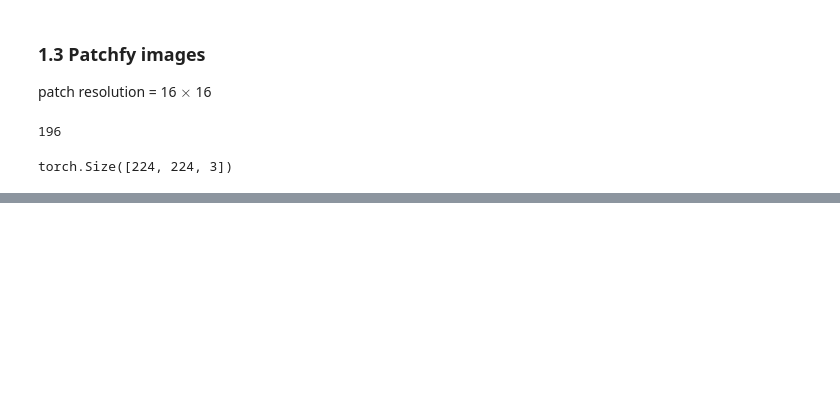
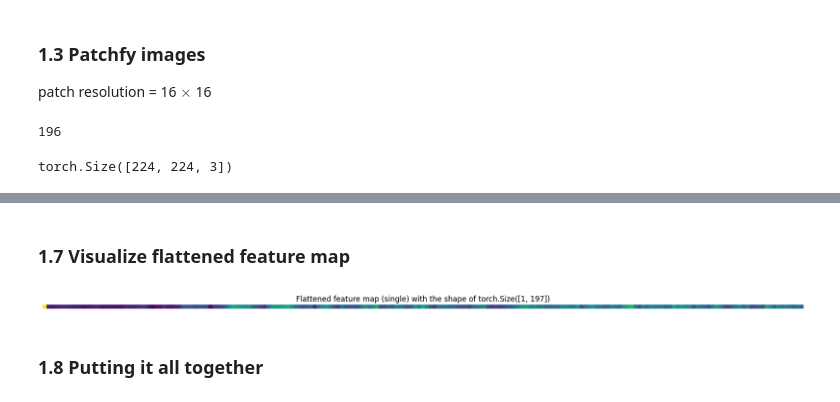
Before and after one commit to yongbinkim-chemist/deep_learning, a Jupyter notebook: computer_vision/replicating_vision_transformer_ViT_fixed.ipynb, the cells around one changed output, grey strips where cells are left out. Drawn from its saved outputs; the diff is of its cells as text; code cells hidden in the pictures; blank space fills up the shorter version.

```diff
--- a/computer_vision/replicating_vision_transformer_ViT_fixed.ipynb
+++ b/computer_vision/replicating_vision_transformer_ViT_fixed.ipynb
@@ -168,0 +227,4 @@ plt.show();
+# %%
+flatten_after_conv2d = after_conv2d.flatten(start_dim=2,
+                                            end_dim=3).permute(0, 2, 1)
+flatten_after_conv2d.shape
@@ -168,0 +239,6 @@ plt.show();
+# %%
+# just visualization purpose, later we will change it into random
+class_embedding = nn.Parameter(torch.ones(1, 1, embedding_dimension))
+# %%
+class_patch_embedding = torch.cat((class_embedding, flatten_after_conv2d), dim=1)
+class_patch_embedding.shape
@@ -168,0 +268,6 @@ plt.show();
+# %%
+# just visualization purpose, later we will change it into random
+position_embedding = nn.Parameter(torch.ones(1, class_patch_embedding.shape[1], embedding_dimension))
+
+class_patch_position_embedding = class_patch_embedding + position_embedding
+class_patch_position_embedding.shape
@@ -168,0 +287,13 @@ plt.show();
+# %% [markdown]
+### 1.7 Visualize flattened feature map
+# %%
+feature_map = class_patch_position_embedding.permute(0, 2, 1)[:, 0, :]
+plt.figure(figsize=(22, 22))
+plt.imshow(feature_map.detach().numpy())
+plt.title(f"Flattened feature map (single) with the shape of {feature_map.shape}")
+plt.axis('off')
+plt.show();
+# %% [output]
+[figure, added]
+# %% [markdown]
+### 1.8 Putting it all together
```
Also changed, not shown: parts of 15 cells of this notebook.
